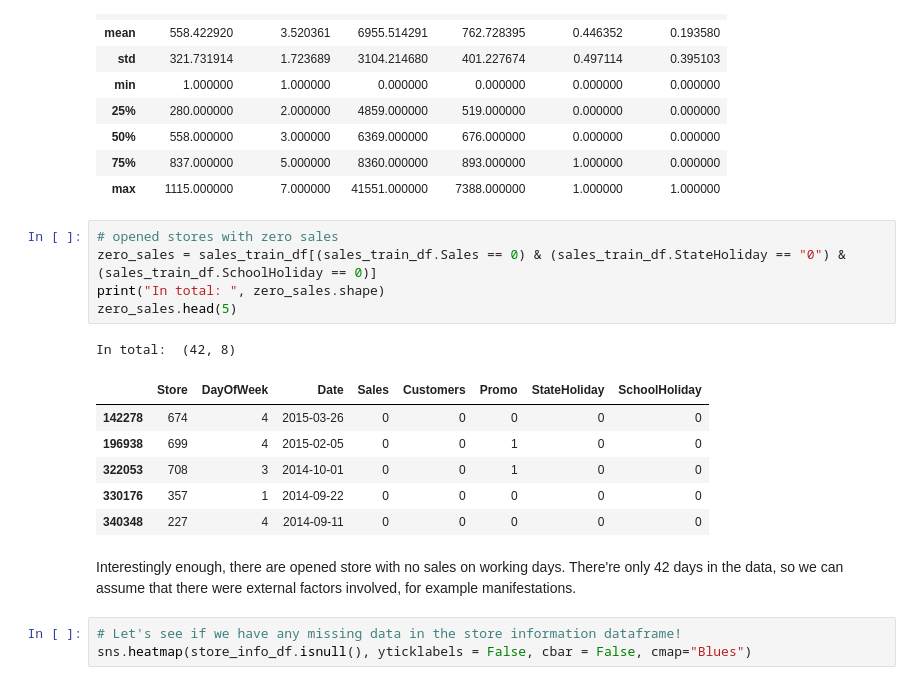
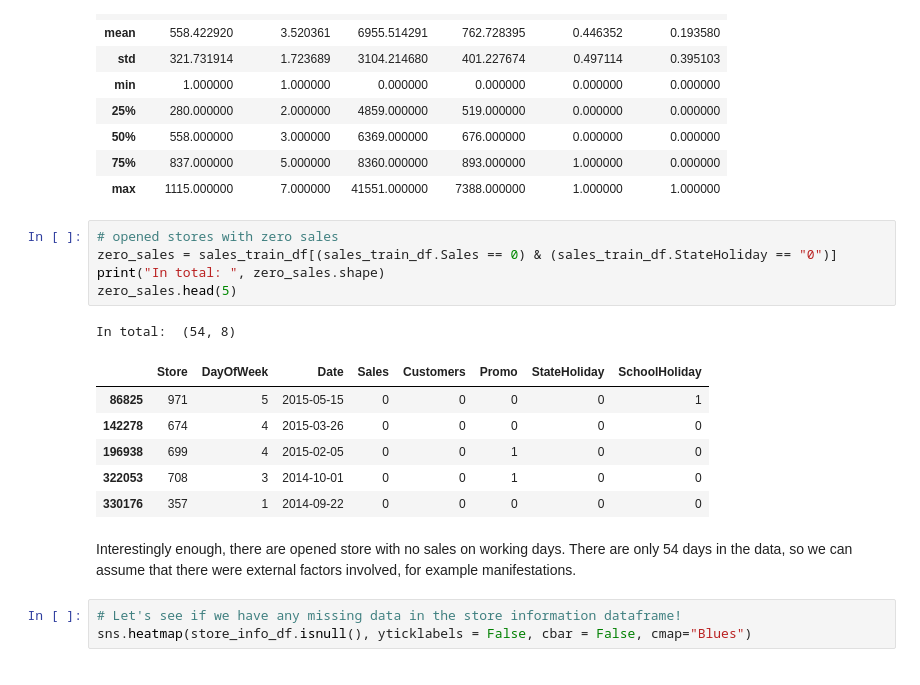
Before and after one commit to ToanNV/bps-asm, a Jupyter notebook: asm2/rossmann_store_sales_solution.ipynb, the cells around one changed output. Saved outputs shown, nothing was run; the diff lists cells and outputs as text.

Commit message:
Update the filter opened stores with zero sales

```diff
--- a/asm2/rossmann_store_sales_solution.ipynb
+++ b/asm2/rossmann_store_sales_solution.ipynb
@@ -213,19 +213,19 @@ sales_train_df.describe()
 | max | 1115.000000 | 7.000000 | 41551.000000 | 7388.000000 | 1.000000 | 1.000000 |
 # %%
 # opened stores with zero sales
-zero_sales = sales_train_df[(sales_train_df.Sales == 0) & (sales_train_df.StateHoliday == "0") & (sales_train_df.SchoolHoliday == 0)]
+zero_sales = sales_train_df[(sales_train_df.Sales == 0) & (sales_train_df.StateHoliday == "0")]
 print("In total: ", zero_sales.shape)
 zero_sales.head(5)
 # %% [output]
-In total:  (42, 8)
+In total:  (54, 8)
 |  | Store | DayOfWeek | Date | Sales | Customers | Promo | StateHoliday | SchoolHoliday |
+| 86825 | 971 | 5 | 2015-05-15 | 0 | 0 | 0 | 0 | 1 |
 | 142278 | 674 | 4 | 2015-03-26 | 0 | 0 | 0 | 0 | 0 |
 | 196938 | 699 | 4 | 2015-02-05 | 0 | 0 | 1 | 0 | 0 |
 | 322053 | 708 | 3 | 2014-10-01 | 0 | 0 | 1 | 0 | 0 |
 | 330176 | 357 | 1 | 2014-09-22 | 0 | 0 | 0 | 0 | 0 |
-| 340348 | 227 | 4 | 2014-09-11 | 0 | 0 | 0 | 0 | 0 |
 # %% [markdown]
-Interestingly enough, there are opened store with no sales on working days. There're only 42 days in the data, so we can assume that there were external factors involved, for example manifestations.
+Interestingly enough, there are opened store with no sales on working days. There are only 54 days in the data, so we can assume that there were external factors involved, for example manifestations.
 # %%
 # Let's see if we have any missing data in the store information dataframe!
 sns.heatmap(store_info_df.isnull(), yticklabels = False, cbar = False, cmap="Blues")
```
Also changed, not shown: parts of 3 cells of this notebook.
